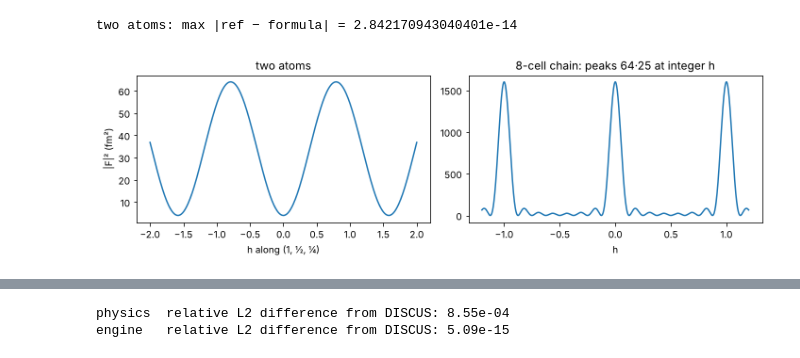
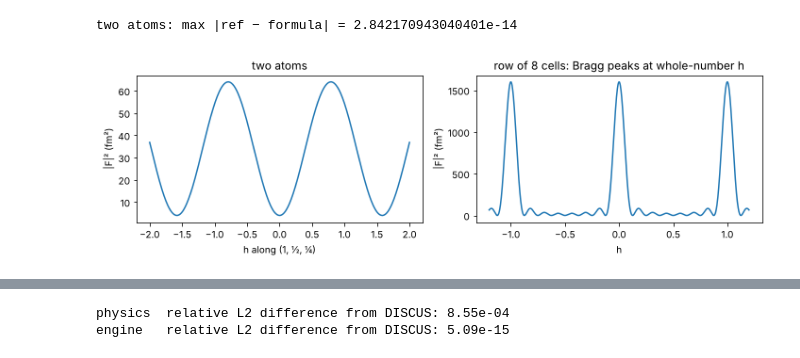
Before and after one commit to jmsweng/discus-python, a Jupyter notebook: notebooks/10_monte_carlo_and_reference_scattering.ipynb, the cells around one changed output, grey strips where cells are left out. Drawn from its saved outputs; the diff is of its cells as text; code cells hidden in the pictures.

Commit message:
Notebook 10: plain-language explanations of each step and figure; no internal package names (#39)
Co-authored-by: Claude <noreply@anthropic.com>

```diff
--- a/notebooks/10_monte_carlo_and_reference_scattering.ipynb
+++ b/notebooks/10_monte_carlo_and_reference_scattering.ipynb
@@ -37,22 +48,22 @@ of N cells gives the Laue function with N² peaks.
 # %%
 fac = ScatteringFactors.neutron({"A": 5.0, "B": -3.0}, source="toy values (fm)")
 lat = Lattice.from_parameters(5, 5, 5, 90, 90, 90)
 pair = Structure(lat, ["A", "B"], [[0, 0, 0], [0.37, 0.22, 0.61]], model="configuration")
 h = np.linspace(-2, 2, 401)
 hkl = np.column_stack([h, 0.5 * h, 0.25 * h])
 I_pair = ref.intensity(pair, fac, hkl=hkl)
 Q = ref.scattering_vectors(pair, hkl=hkl)
 d = pair.cartesian[1] - pair.cartesian[0]
 print("two atoms: max |ref − formula| =", np.abs(I_pair - (25 + 9 - 30 * np.cos(Q @ d))).max())
 
 chain = repeat(Structure(Lattice.from_parameters(3, 3, 3, 90, 90, 90), ["A"], [[0, 0, 0]],
                          model="configuration"), (8, 1, 1)).structure
 h1 = np.linspace(-1.2, 1.2, 1201)
 I_chain = ref.intensity(chain, fac, hkl=np.column_stack([h1, 0 * h1, 0 * h1]))
 fig, ax = plt.subplots(1, 2, figsize=(10, 3.2))
 ax[0].plot(h, I_pair); ax[0].set(xlabel="h along (1, ½, ¼)", ylabel="|F|² (fm²)", title="two atoms")
-ax[1].plot(h1, I_chain); ax[1].set(xlabel="h", title="8-cell chain: peaks 64·25 at integer h")
+ax[1].plot(h1, I_chain); ax[1].set(xlabel="h", ylabel="|F|² (fm²)", title="row of 8 cells: Bragg peaks at whole-number h")
 plt.tight_layout()
 # %% [output]
 two atoms: max |ref − formula| = 2.842170943040401e-14
-[figure, old version]
+[figure, new version]
```
Also changed, not shown: parts of 23 cells of this notebook.
